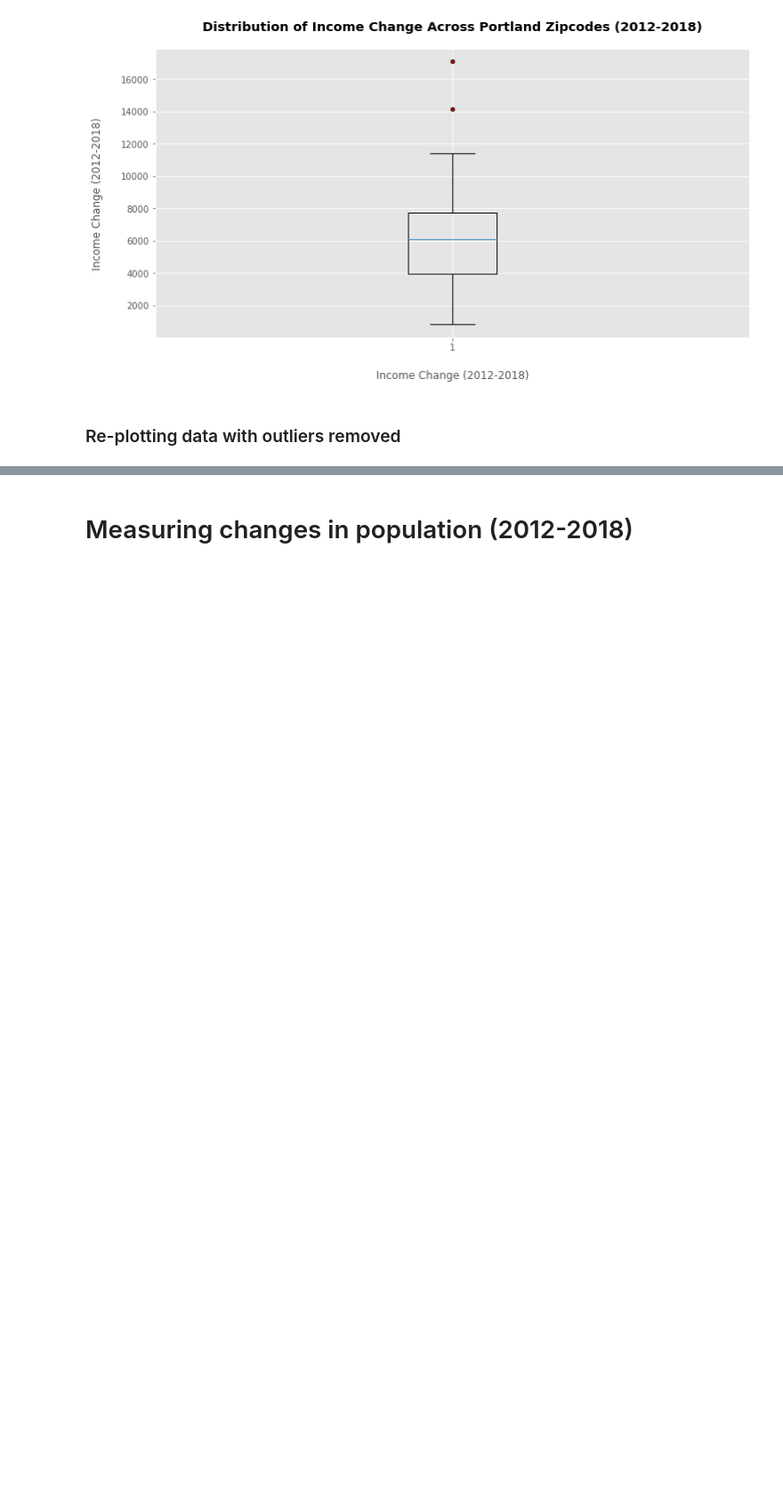
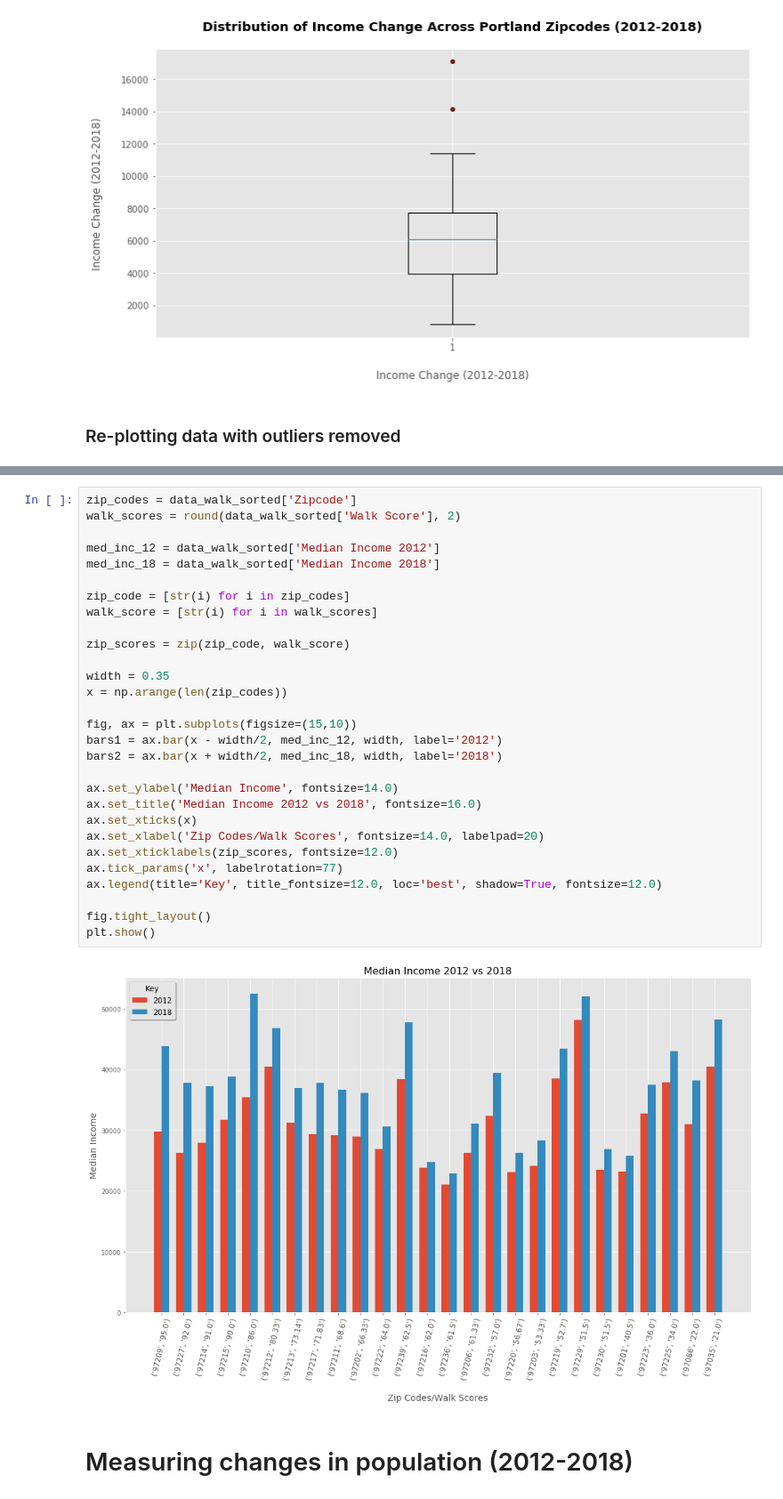
Before and after one commit to troypramsey/WalkabilityRaceIncome_InPortland_2012-2018, a Jupyter notebook: analysis.ipynb, the cells around one changed output, grey strips where cells are left out. Shown: that part at 89% size. Drawn from its saved outputs; the diff is of its cells as text; blank space fills up the shorter version.

Commit message:
condensed bar charts into analysis notebook

```diff
--- a/analysis.ipynb
+++ b/analysis.ipynb
@@ -101,3 +102,34 @@ plt.show()
+# %%
+zip_codes = data_walk_sorted['Zipcode']
+walk_scores = round(data_walk_sorted['Walk Score'], 2)
+
+med_inc_12 = data_walk_sorted['Median Income 2012']
+med_inc_18 = data_walk_sorted['Median Income 2018']
+
+zip_code = [str(i) for i in zip_codes]
+walk_score = [str(i) for i in walk_scores]
+
+zip_scores = zip(zip_code, walk_score)
+
+width = 0.35
+x = np.arange(len(zip_codes))
+
+fig, ax = plt.subplots(figsize=(15,10))
+bars1 = ax.bar(x - width/2, med_inc_12, width, label='2012')
+bars2 = ax.bar(x + width/2, med_inc_18, width, label='2018')
+
+ax.set_ylabel('Median Income', fontsize=14.0)
+ax.set_title('Median Income 2012 vs 2018', fontsize=16.0)
+ax.set_xticks(x)
+ax.set_xlabel('Zip Codes/Walk Scores', fontsize=14.0, labelpad=20)
+ax.set_xticklabels(zip_scores, fontsize=12.0)
+ax.tick_params('x', labelrotation=77)
+ax.legend(title='Key', title_fontsize=12.0, loc='best', shadow=True, fontsize=12.0)
+
+fig.tight_layout()
+plt.show()
+# %% [output]
+[figure, added]
 # %% [markdown]
 # Measuring changes in population (2012-2018)
 # %% [markdown]
```
Also changed, not shown: parts of 4 cells of this notebook, 4 other files.
